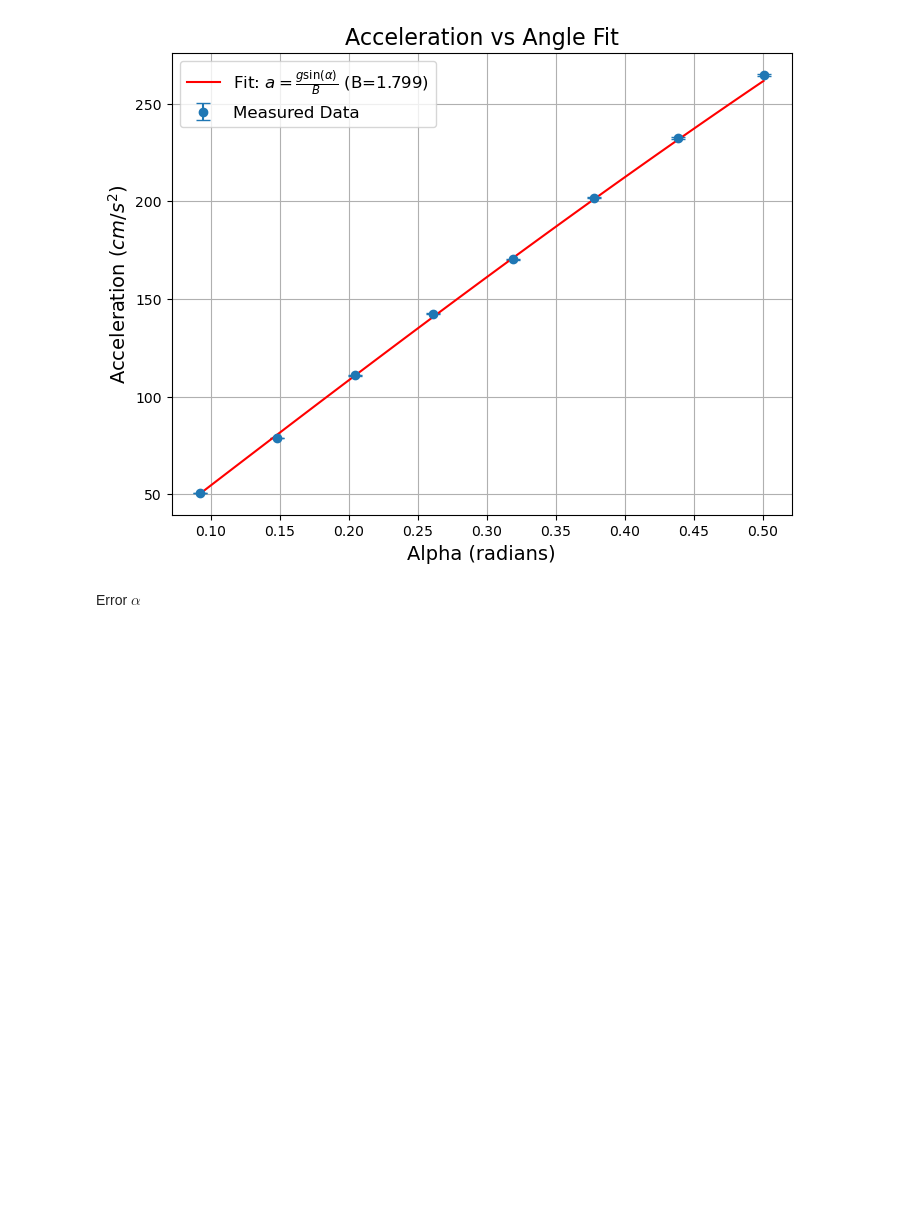
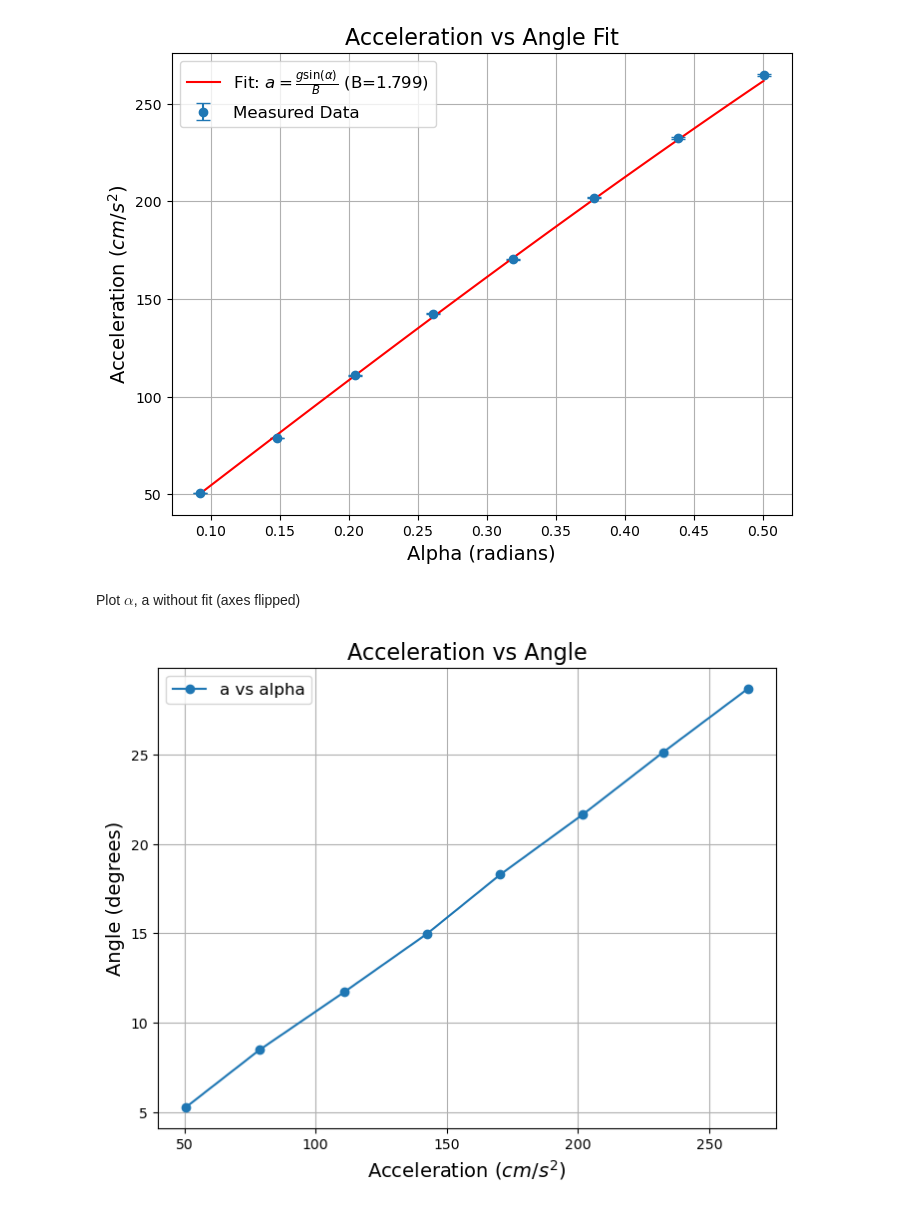
Before and after one commit to JamesPunter/NSP2, a Jupyter notebook: JN2_JamesPunter_15213404.ipynb, the cells around one changed output. Drawn from its saved outputs; the diff is of its cells as text; code cells hidden in the pictures; blank space fills up the shorter version.

Commit message:
alpha en a assen gedraaid

```diff
--- a/JN2_JamesPunter_15213404.ipynb
+++ b/JN2_JamesPunter_15213404.ipynb
@@ -146,7 +146,7 @@ for alpha_label, dataset_info in datasets.items():
     list_alpha.append(float(alpha_label))
 
     # Store the result
-    results.append({'alpha': alpha, 'a': fitted_a, 'err_a':a_std, 'red. chi^2':reduced_chi_squared})
+    results.append({'alpha': alpha, 'acc': fitted_a, 'err_a':a_std, 'red. chi^2':reduced_chi_squared})
 
 # Convert results to a DataFrame for further use
 results_df = pd.DataFrame(results)
@@ -246,6 +246,17 @@ plt.grid()
 plt.show()
 # %% [output]
 [figure]
-# %% [markdown]
-Error $\alpha$
+# %% [markdown]
+Plot $\alpha$, a without fit (axes flipped)
+# %%
+plt.figure(figsize=(8, 6))
+plt.plot(results_df['acc'], results_df['alpha'], 'o-', label='a vs alpha')
+plt.xlabel('Acceleration ($cm$/$s^2$)', fontsize=14)
+plt.ylabel('Angle (degrees)', fontsize=14)
+plt.title('Acceleration vs Angle', fontsize=16)
+plt.legend(fontsize=12)
+plt.grid()
+plt.show()
+# %% [output]
+[figure, added]
 # %% [markdown]
```
Also changed, not shown: parts of 8 cells of this notebook, 1 other file.
